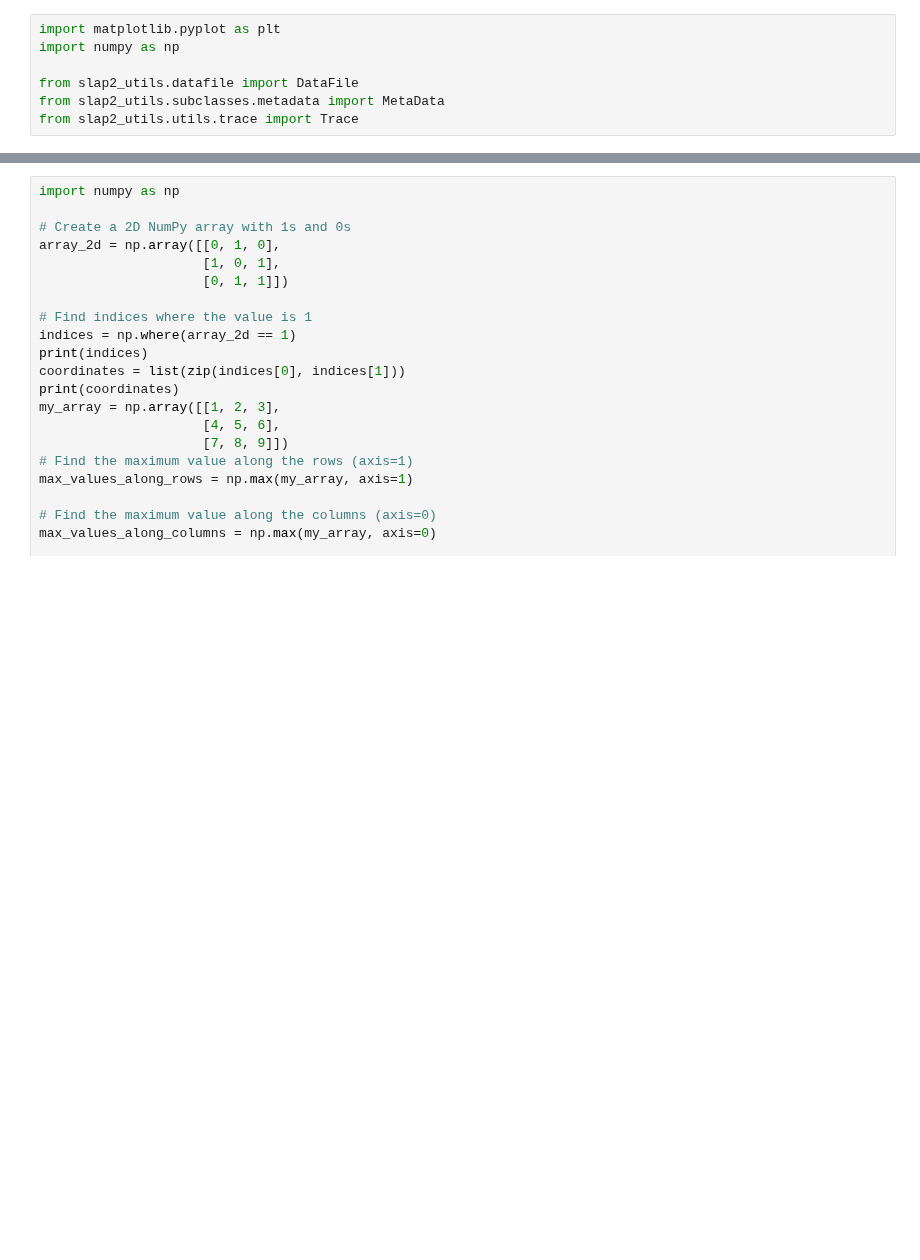
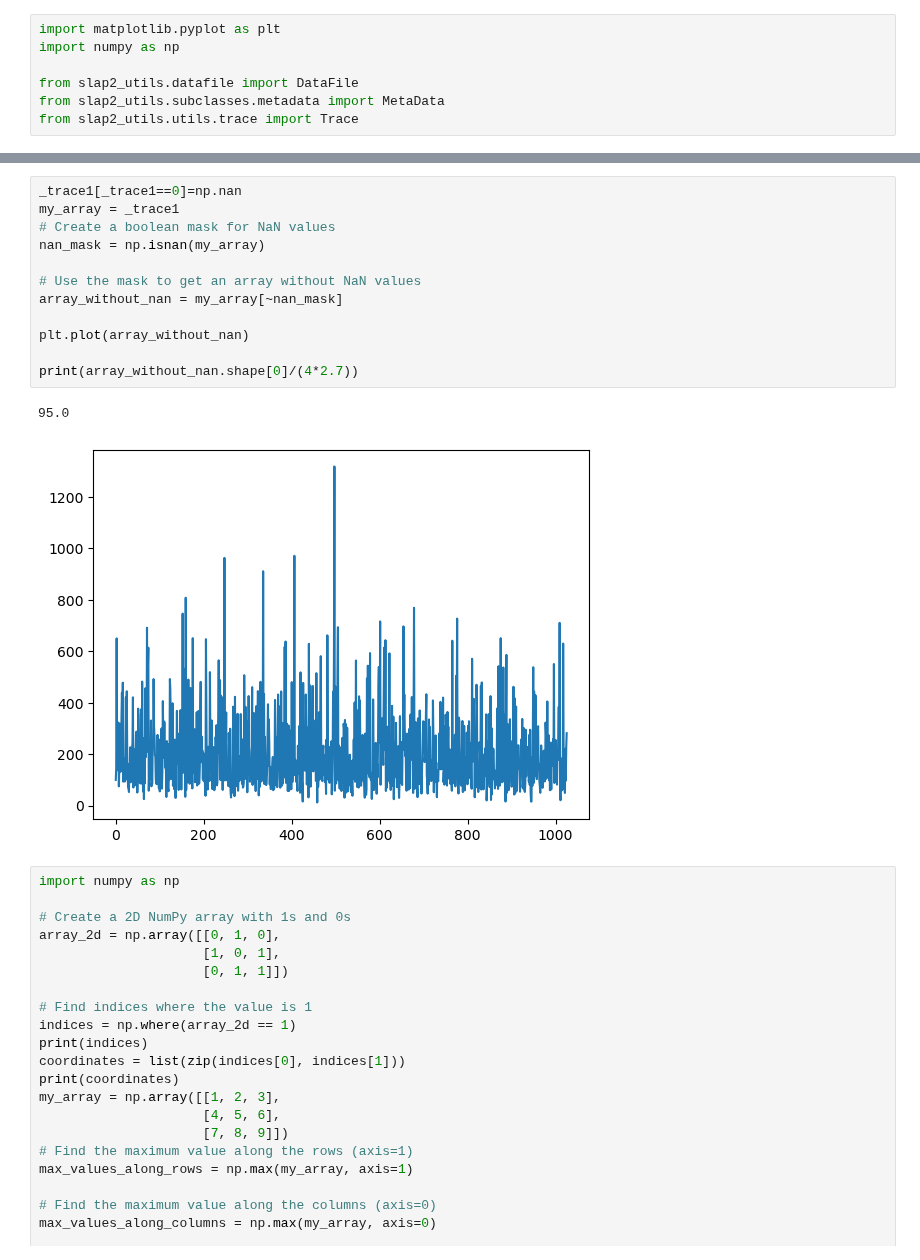
Before and after one commit to Peter-Hogg/SLAP2_Utils, a Jupyter notebook: Slap2 Utils Test.ipynb, the cells around one changed output, grey strips where cells are left out. Cells and saved outputs as stored; diff of their text form; blank space fills up the shorter version.

```diff
--- a/Slap2 Utils Test.ipynb
+++ b/Slap2 Utils Test.ipynb
@@ -150,3 +186,18 @@ plt.plot(_trace[0:10000])
+# %%
+_trace1[_trace1==0]=np.nan
+my_array = _trace1
+# Create a boolean mask for NaN values
+nan_mask = np.isnan(my_array)
+
+# Use the mask to get an array without NaN values
+array_without_nan = my_array[~nan_mask]
+
+plt.plot(array_without_nan)
+
+print(array_without_nan.shape[0]/(4*2.7))
+# %% [output]
+95.0
+[figure, added]
 # %%
 import numpy as np
 
```
Also changed, not shown: parts of 8 cells of this notebook, 1 other file.
